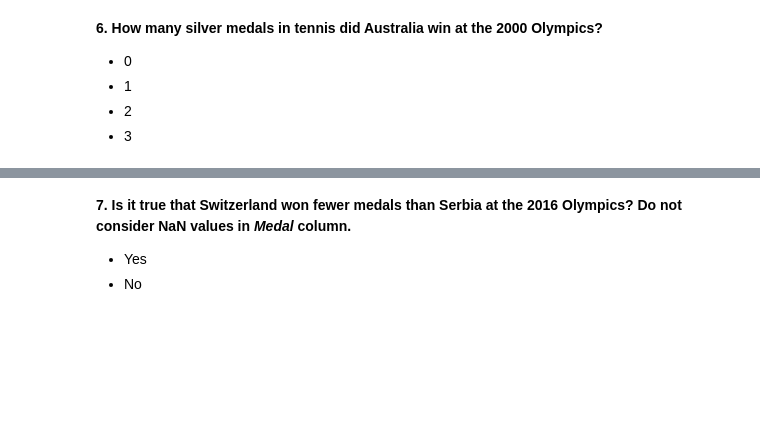
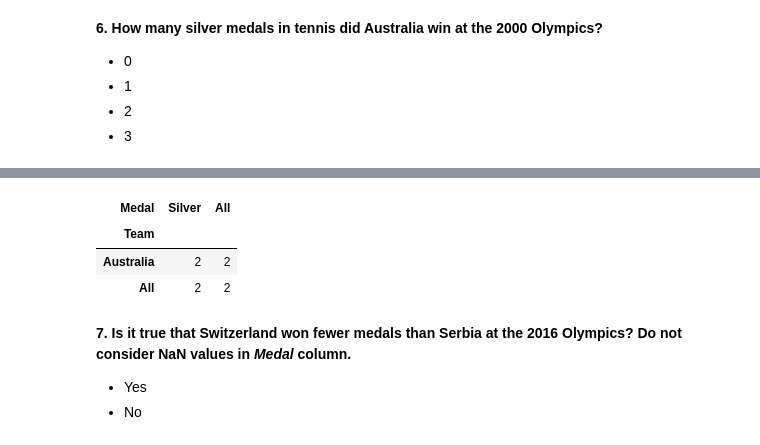
Before and after one commit to desh1ne/HW_1, a Jupyter notebook: assignment1_pandas_olympic.ipynb, the cells around one changed output, grey strips where cells are left out. Saved outputs shown, nothing was run; the diff lists cells and outputs as text; code cells hidden in the pictures; blank space fills up the shorter version.

```diff
--- a/assignment1_pandas_olympic.ipynb
+++ b/assignment1_pandas_olympic.ipynb
@@ -198,3 +259,12 @@ __6. How many silver medals in tennis did Australia win at the 2000 Olympics?__
+# %%
+pd.crosstab(data[(data['Team'] == 'Australia') & (data['Year'] == 2000) & (data['Sport'] == 'Tennis')]['Team'], \
+            data[(data['Team'] == 'Australia') & (data['Year'] == 2000) & (data['Medal'] == 'Silver') & \
+                (data['Sport'] == 'Tennis')]['Medal'], margins = True)
+# %% [output]
+| Medal | Silver | All |
+| Team |  |  |
+| Australia | 2 | 2 |
+| All | 2 | 2 |
 # %% [markdown]
 __7. Is it true that Switzerland won fewer medals than Serbia at the 2016 Olympics? Do not consider NaN values in _Medal_ column.__
 
```
Also changed, not shown: parts of 25 cells of this notebook.
